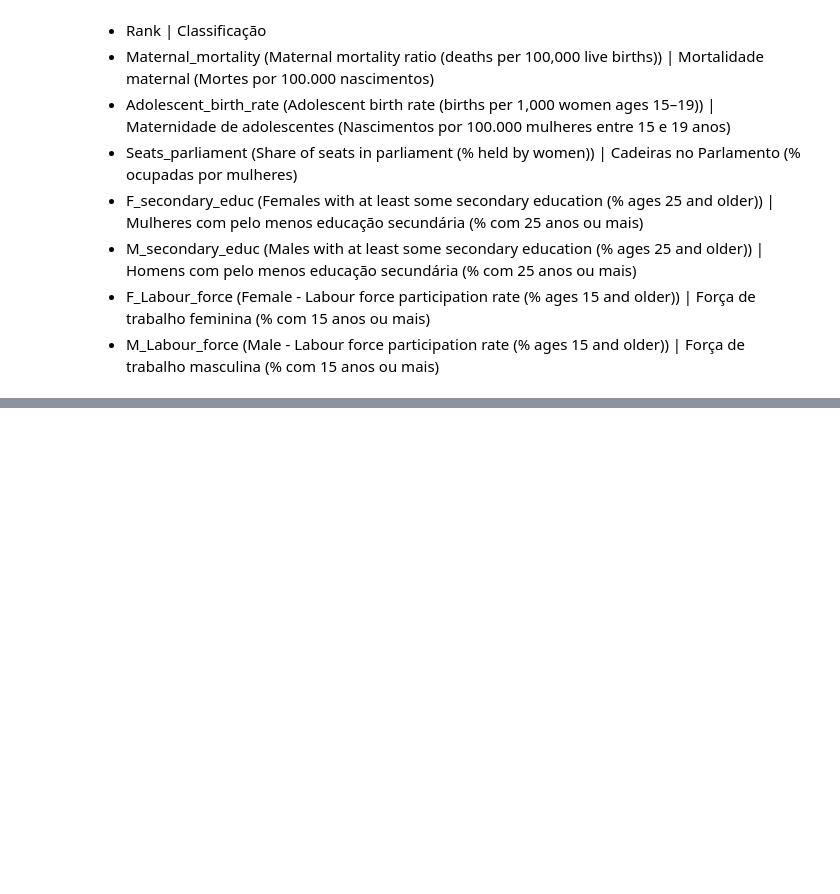
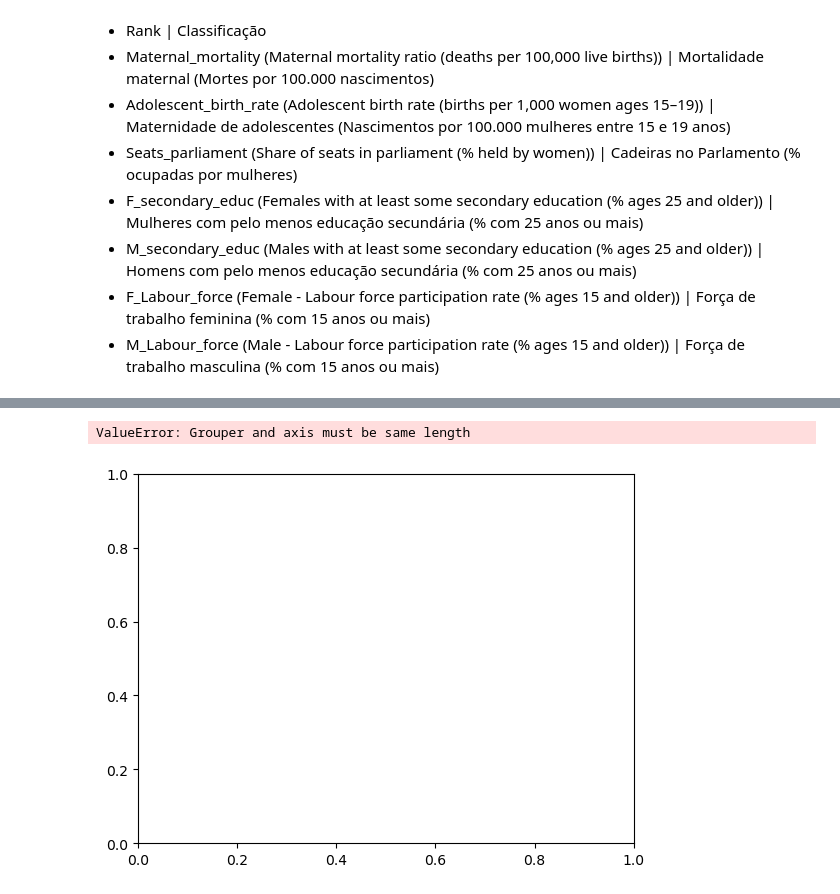
Before and after one commit to reprograma/on26-python-s13-projeto-guiado-II, a Jupyter notebook: exercicios/para-casa/gender_inequality_csv.ipynb, the cells around one changed output, grey strips where cells are left out. Drawn from its saved outputs; the diff is of its cells as text; code cells hidden in the pictures; blank space fills up the shorter version.

```diff
--- a/exercicios/para-casa/gender_inequality_csv.ipynb
+++ b/exercicios/para-casa/gender_inequality_csv.ipynb
@@ -71,10 +113,12 @@ human_development_strings = df['Human_development'].apply(lambda x: str(x))
 # %%
-color = ["orange", "red", "green"]
+# Identifiando a variação do GII pelo IDH
+#color = ["orange", "red", "green", "black"]
 fig, ax = plt.subplots()
-ax.bar(human_development_strings, df["GII"], color=color)
+sns.barplot(x=human_development_strings, y=media_por_IDH_numeric, color="purple", ax=ax)
 ax.set_title("Índice de Desigualdade de Gênero por IDH")
 ax.set_xlabel("IDH")
 ax.set_ylabel("Índice de Desigualdade de Gênero")
-
-plt.show()
+# %% [output]
+ValueError: Grouper and axis must be same length
+[figure, added]
 # %%
```
Also changed, not shown: parts of 21 cells of this notebook, 4 other files.
